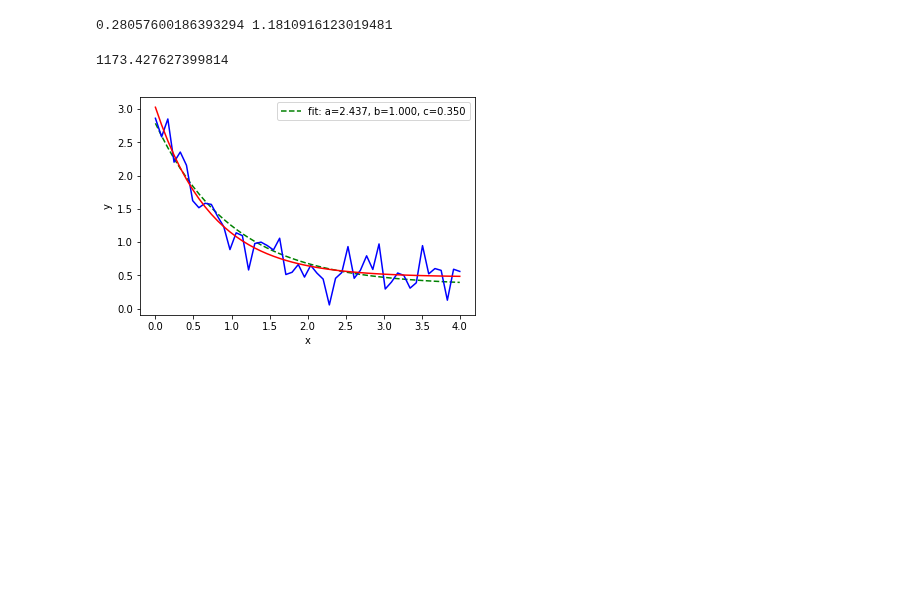
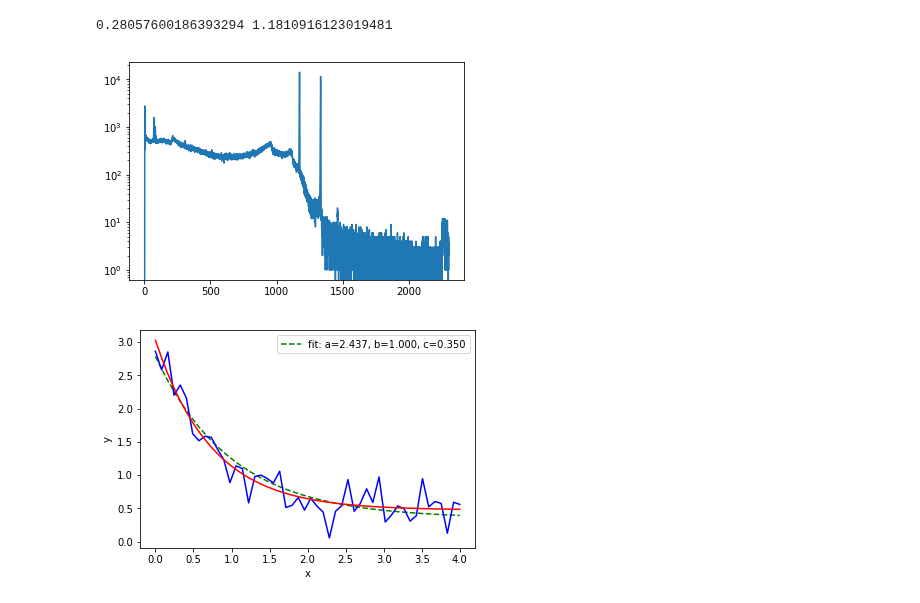
Before and after one commit to greybatie/test_lab0, a Jupyter notebook: data_analysis.ipynb, the cells around one changed output. Cells and saved outputs as stored; diff of their text form; code cells hidden in the pictures; blank space fills up the shorter version.

Commit message:
made a pretty plot

```diff
--- a/data_analysis.ipynb
+++ b/data_analysis.ipynb
@@ -77,40 +77,36 @@ def gaus(x,a,b,c):
   return a*np.exp( -(x-b)**2/(2*c**2))
 
 #plt.semilogy(chan, Cs137)
 #plt.show()
 
 small=15 # 20 chan width of Cs 137, 10 chan width of Am 241
 
 
 centroid_Cs=np.argmax(Cs137) # 661.66 keV
 centroid_Am=np.argmax(Am241) # 59.54 keV
 
 x1=centroid_Am
 x2=centroid_Cs
 
 y1=59.5409
 y2=661.657
 
 energies=[]
 m=float(y2-y1)/(x2-x1)
 b=float(-m*x1+y1)
 print(m,b)
 
 chan_array=np.array(chan)
 
 for i in chan:
     energies.append(np.multiply(m, chan_array[i-1])+b)
 
 
-
-#plt.semilogy(energies, Co60)
-#plt.show()
-
-#print(np.argmax(Ba133))
-#print(np.argmax(Co60)) #= 4178
+plt.semilogy(energies, Co60)
+plt.show()
 # %% [output]
 0.28057600186393294 1.1810916123019481
-1173.427627399814
+[figure, added]
 # %%
 ## Example from Online
 
```
Also changed, not shown: parts of 1 cell of this notebook, 2 other files.
